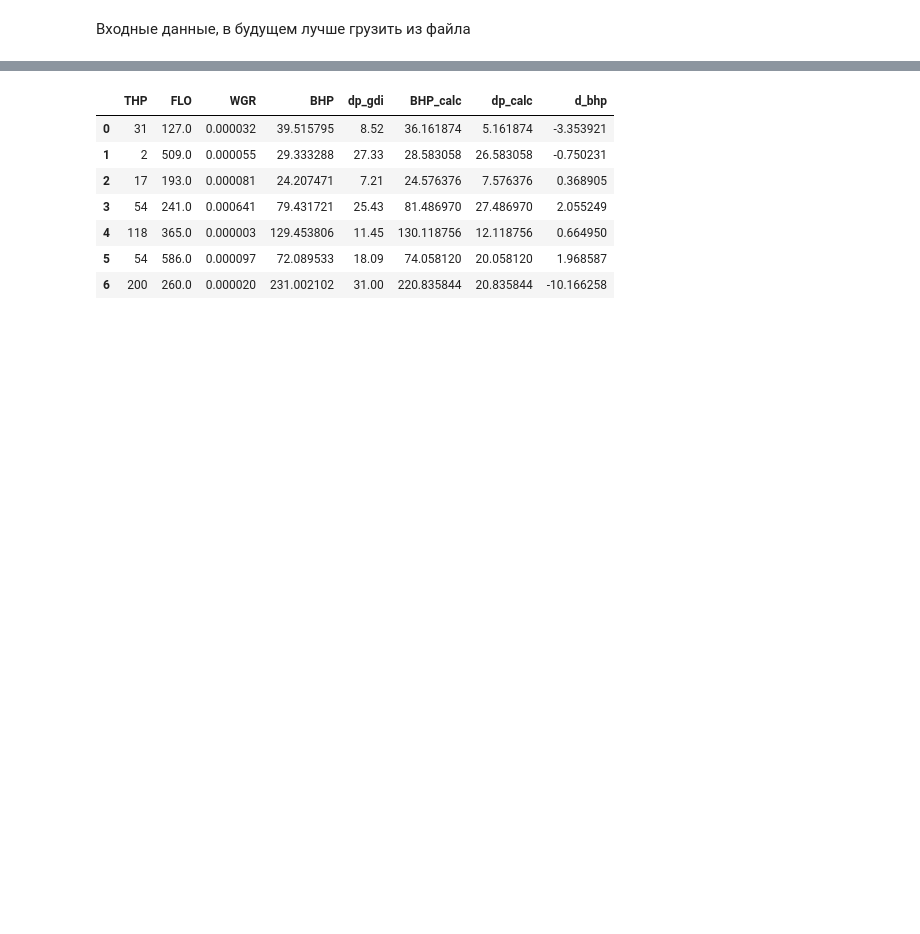
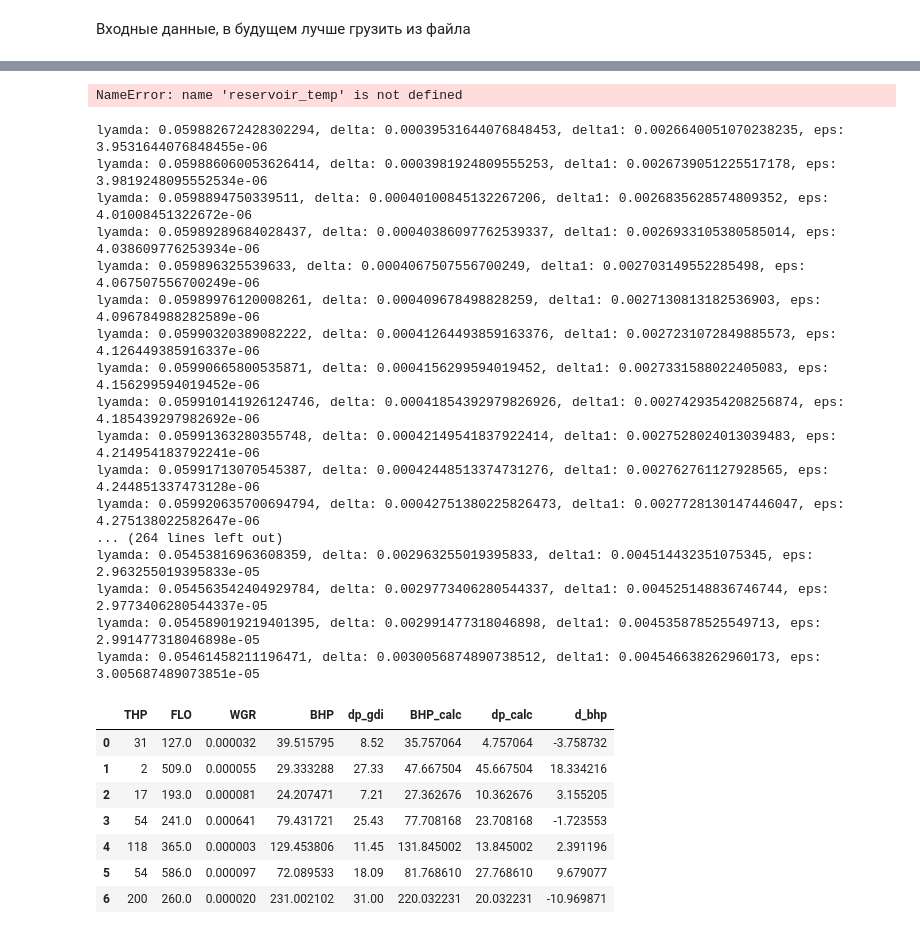
Before and after one commit to Rexihs/vertical_flow_performance, a Jupyter notebook: core.ipynb, the cells around one changed output, grey strips where cells are left out. Cells and saved outputs as stored; diff of their text form; code cells hidden in the pictures; blank space fills up the shorter version.

Commit message:
Добавлена функция расчёта lyambda по формуле Зигранга-Сильвестра. С учетом добавления переписаны вызовы функций расчёта VFP в core файле

```diff
--- a/core.ipynb
+++ b/core.ipynb
@@ -74,7 +83,7 @@ reservoir_pressure = 4.65 # МПа
 # Data for gas-liquid flow
 Q_gas_std = 100 # тыс.м3/сутки
 diameter = 0.1 # м, диаметр трубы
-lyamda = 0.015
+delta0 = 0.0078 # мм, шероховатость трубы
 # wgr = 12*10**-5 # м3/м3, водогазовый фактор
 wgr = 1e-5 # м3/м3, водогазовый фактор
 # %%
@@ -149,17 +158,23 @@ for idx in well_propertis.index[::-1]:
         well_propertis.loc[idx, 'u'] = (Q_gas_std*1000/86400) * Ro_gas_std / well_propertis.loc[idx, 'Ro_gas'] / (np.pi*well_propertis.loc[idx, 'Diameter']**2/4)
         well_propertis.loc[idx, 'v'] = ((Q_gas_std*1000/86400)*wgr)/(np.pi*well_propertis.loc[idx, 'Diameter']**2/4)
         well_propertis.loc[idx, 'Qgas_pt'] = (Q_gas_std*1000/86400) * fluid.get_Bg(pressure, tempreture)
+        func_lyambda = lyamda(delta0=delta0, diameter=well_propertis.loc[idx, 'Diameter'],
+                      velocity_liquid=well_propertis.loc[idx, 'v'], velocity_gas=well_propertis.loc[idx, 'u'],
+                      density_liquid=1000, density_gas=well_propertis.loc[idx, 'Ro_gas'],
+                      sigma=0.072, viscosity_gas= fluid.get_viscosity(well_propertis.loc[idx, 'Pi']))
         if well_propertis.loc[idx, 'alfa'] < 84:
-            well_propertis.loc[idx, 'Dp_dz'] = vniigaz_inclined(lyamda, diameter, well_propertis.loc[idx, 'alfa'], well_propertis.loc[idx, 'v'], well_propertis.loc[idx, 'u'], Ro_water_std, well_propertis.loc[idx, 'Ro_gas'], pressure, sigma, ((Q_gas_std*1000/86400)*wgr))
+            well_propertis.loc[idx, 'Dp_dz'] = vniigaz_inclined(func_lyambda, diameter, well_propertis.loc[idx, 'alfa'], well_propertis.loc[idx, 'v'], well_propertis.loc[idx, 'u'], Ro_water_std, well_propertis.loc[idx, 'Ro_gas'], pressure, sigma, ((Q_gas_std*1000/86400)*wgr))
         else:
-            well_propertis.loc[idx, 'Dp_dz'] = vniigaz_horizontal(lyamda, diameter, well_propertis.loc[idx, 'alfa'], well_propertis.loc[idx, 'v'], well_propertis.loc[idx, 'u'], Ro_water_std, well_propertis.loc[idx, 'Ro_gas'], pressure, sigma, ((Q_gas_std*1000/86400)*wgr))
+            well_propertis.loc[idx, 'Dp_dz'] = vniigaz_horizontal(func_lyambda, diameter, well_propertis.loc[idx, 'alfa'], well_propertis.loc[idx, 'v'], well_propertis.loc[idx, 'u'], Ro_water_std, well_propertis.loc[idx, 'Ro_gas'], pressure, sigma, ((Q_gas_std*1000/86400)*wgr))
         if idx > 0:
             well_propertis.loc[idx, 'Pi1'] = well_propertis.loc[idx, 'Pi'] - (well_propertis.loc[idx, 'Dp_dz'] * (well_propertis.loc[idx, 'MD'] - well_propertis.loc[idx-1, 'MD']))*10**-6
             well_propertis.loc[idx-1, 'Pi'] = well_propertis.loc[idx, 'Pi1']
+# %% [output]
+NameError: name 'reservoir_temp' is not defined
 # %%
 # Функция для расчёта забойного давления BHP по устьевому THP и расходу газа
 
-def well_BHP(well_data: pd, fluid: fluid, THP, Temp_THP, Temp_BHP, Qgas, WGR, diameter, lyamda, sigma, density_liquid):
+def well_BHP(well_data: pd, fluid: Fluid, THP, Temp_THP, Temp_BHP, Qgas, WGR, diameter, delta0, sigma, density_liquid):
     """
     Параметры:
         well_data - DataFrame;
@@ -168,7 +183,7 @@ def well_BHP(well_data: pd, fluid: fluid, THP, Temp_THP, Temp_BHP, Qgas, WGR, di
         Qgas [ст. тыс.м3/сут];
         WGR [м3/м3];
         diamert [м];
-        lyamda [безр.]
+        delta0 [мм];
         sigma [Н/м]
         density_liquid [кг/м3]
     Возвращает:
@@ -191,11 +206,15 @@ def well_BHP(well_data: pd, fluid: fluid, THP, Temp_THP, Temp_BHP, Qgas, WGR, di
             break
 
         # FIXME: Вставить функцию расчёта лямбды
-        lyamda_idx = lyamda
         temp_idx = Temp_THP + (Temp_BHP-Temp_THP)/well_df['TVD'].iloc[-1]*well_df.loc[idx, 'TVD'] # К
         density_gas_idx = fluid.get_ro(well_df.loc[idx, 'P'], temp_idx) # кг/м3
         velocity_liquid_idx = ((Qgas*1000/86400)*WGR) / (np.pi*well_df.loc[idx, 'D']**2/4) # м/с
         velocity_gas_idx = (Qgas*1000/86400) * fluid.get_fvf(well_df.loc[idx, 'P']) / (np.pi * well_df.loc[idx, 'D']**2 / 4) # м/с
+
+        lyamda_idx = lyamda(delta0=delta0, diameter=well_df.loc[idx, 'D'],
+              velocity_liquid=velocity_liquid_idx, velocity_gas=velocity_gas_idx,
+              density_liquid=density_liquid, density_gas=density_gas_idx,
+              sigma=sigma, viscosity_gas=fluid.get_viscosity(well_df.loc[idx, 'P']))
 
         if well_df.loc[idx, 'alfa'] > 84:
             well_df.loc[idx, 'Dp_dz'] = vniigaz_horizontal(lyamda_idx, well_df.loc[idx, 'D'], well_df.loc[idx, 'alfa'],
@@ -214,7 +233,7 @@ def well_BHP(well_data: pd, fluid: fluid, THP, Temp_THP, Temp_BHP, Qgas, WGR, di
 # %%
 # TODO: Функция адаптации def well_BHP(lyamda, density_liquid) от лямдбы и плотности ГЖС на фактические резльтаты исследований GDI
 
-def adapt_gdi(GDI_data, lyamda, density_liquid):
+def adapt_gdi(GDI_data, delta0, density_liquid):
         df_data = pd.DataFrame({
         'THP': GDI_data['THP'], # перевод в МПа
         'FLO': GDI_data['FLO']/1000, # перевод в ст. тыс.м3/сут
@@ -232,7 +251,7 @@ def adapt_gdi(GDI_data, lyamda, density_liquid):
                 df_data.loc[idx,'BHP_calc'] = well_BHP(well_data_vert, fluid,
                                                        df_data.loc[idx, 'THP']/10, wellhead_temp, reservoir_temp,
                                                        df_data.loc[idx, 'FLO'], df_data.loc[idx, 'WGR'], diameter,
-                                                       lyamda, 0.072, density_liquid)*10
+                                                       delta0, 0.072, density_liquid)*10
 
                 df_data.loc[idx,'dp_calc'] = df_data.loc[idx, 'BHP_calc'] - df_data.loc[idx, 'THP']
 
@@ -243,18 +262,36 @@ def adapt_gdi(GDI_data, lyamda, density_liquid):
         return df_data
     # return lyamda, density_liquid
 # %%
-lyamda = 0.01144923508291789
-density_liquid = 994.1523008338498
-adapt_gdi(GDI_data, lyamda, density_liquid)
+# delta0 = 5.276637718751923e-14
+delta0 = 0.00001
+density_liquid = 849.9190696690689
+adapt_gdi(GDI_data, delta0, density_liquid)
 # %% [output]
+lyamda: 0.059882672428302294, delta: 0.00039531644076848453, delta1: 0.0026640051070238235, eps: 3.9531644076848455e-06
+lyamda: 0.059886060053626414, delta: 0.0003981924809555253, delta1: 0.0026739051225517178, eps: 3.9819248095552534e-06
+lyamda: 0.0598894750339511, delta: 0.00040100845132267206, delta1: 0.0026835628574809352, eps: 4.01008451322672e-06
+lyamda: 0.05989289684028437, delta: 0.00040386097762539337, delta1: 0.0026933105380585014, eps: 4.038609776253934e-06
+lyamda: 0.059896325539633, delta: 0.0004067507556700249, delta1: 0.002703149552285498, eps: 4.067507556700249e-06
+lyamda: 0.05989976120008261, delta: 0.000409678498828259, delta1: 0.0027130813182536903, eps: 4.096784988282589e-06
+lyamda: 0.05990320389082222, delta: 0.00041264493859163376, delta1: 0.0027231072849885573, eps: 4.126449385916337e-06
+lyamda: 0.05990665800535871, delta: 0.0004156299594019452, delta1: 0.0027331588022405083, eps: 4.156299594019452e-06
+lyamda: 0.059910141926124746, delta: 0.00041854392979826926, delta1: 0.0027429354208256874, eps: 4.185439297982692e-06
+lyamda: 0.05991363280355748, delta: 0.00042149541837922414, delta1: 0.0027528024013039483, eps: 4.214954183792241e-06
+lyamda: 0.05991713070545387, delta: 0.00042448513374731276, delta1: 0.002762761127928565, eps: 4.244851337473128e-06
+lyamda: 0.059920635700694794, delta: 0.00042751380225826473, delta1: 0.0027728130147446047, eps: 4.275138022582647e-06
+... (264 lines left out)
+lyamda: 0.05453816963608359, delta: 0.002963255019395833, delta1: 0.004514432351075345, eps: 2.963255019395833e-05
+lyamda: 0.054563542404929784, delta: 0.0029773406280544337, delta1: 0.004525148836746744, eps: 2.9773406280544337e-05
+lyamda: 0.054589019219401395, delta: 0.002991477318046898, delta1: 0.004535878525549713, eps: 2.991477318046898e-05
+lyamda: 0.05461458211196471, delta: 0.0030056874890738512, delta1: 0.004546638262960173, eps: 3.005687489073851e-05
 |  | THP | FLO | WGR | BHP | dp_gdi | BHP_calc | dp_calc | d_bhp |
-| 0 | 31 | 127.0 | 0.000032 | 39.515795 | 8.52 | 36.161874 | 5.161874 | -3.353921 |
-| 1 | 2 | 509.0 | 0.000055 | 29.333288 | 27.33 | 28.583058 | 26.583058 | -0.750231 |
-| 2 | 17 | 193.0 | 0.000081 | 24.207471 | 7.21 | 24.576376 | 7.576376 | 0.368905 |
-| 3 | 54 | 241.0 | 0.000641 | 79.431721 | 25.43 | 81.486970 | 27.486970 | 2.055249 |
-| 4 | 118 | 365.0 | 0.000003 | 129.453806 | 11.45 | 130.118756 | 12.118756 | 0.664950 |
-| 5 | 54 | 586.0 | 0.000097 | 72.089533 | 18.09 | 74.058120 | 20.058120 | 1.968587 |
-| 6 | 200 | 260.0 | 0.000020 | 231.002102 | 31.00 | 220.835844 | 20.835844 | -10.166258 |
+| 0 | 31 | 127.0 | 0.000032 | 39.515795 | 8.52 | 35.757064 | 4.757064 | -3.758732 |
+| 1 | 2 | 509.0 | 0.000055 | 29.333288 | 27.33 | 47.667504 | 45.667504 | 18.334216 |
+| 2 | 17 | 193.0 | 0.000081 | 24.207471 | 7.21 | 27.362676 | 10.362676 | 3.155205 |
+| 3 | 54 | 241.0 | 0.000641 | 79.431721 | 25.43 | 77.708168 | 23.708168 | -1.723553 |
+| 4 | 118 | 365.0 | 0.000003 | 129.453806 | 11.45 | 131.845002 | 13.845002 | 2.391196 |
+| 5 | 54 | 586.0 | 0.000097 | 72.089533 | 18.09 | 81.768610 | 27.768610 | 9.679077 |
+| 6 | 200 | 260.0 | 0.000020 | 231.002102 | 31.00 | 220.032231 | 20.032231 | -10.969871 |
 # %%
 # функция для подстановки параметров
 def objective(params):
```
Also changed, not shown: parts of 4 cells of this notebook, 3 other files.
